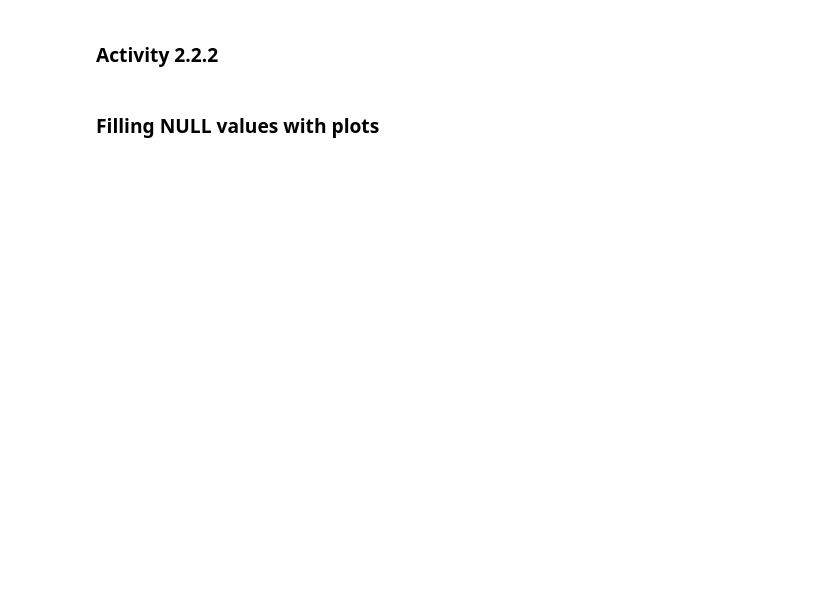
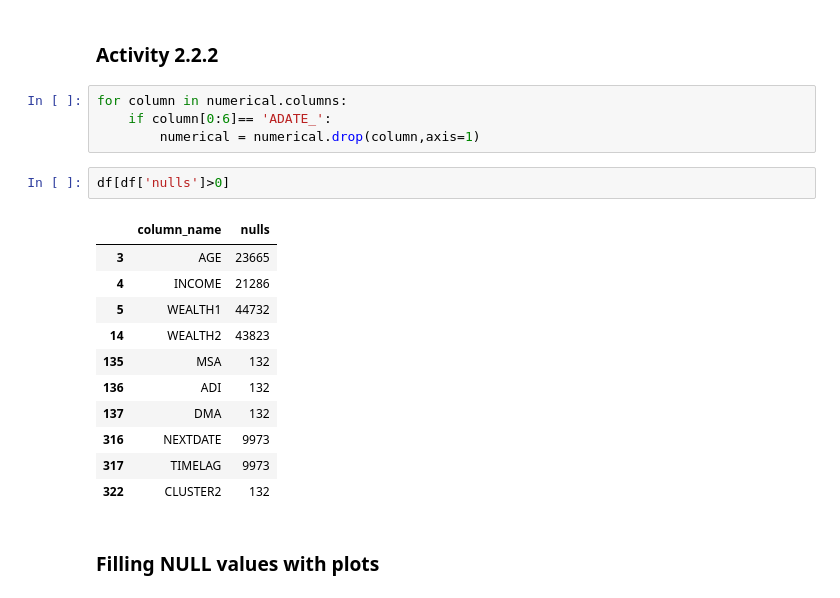
Before and after one commit to fbgr/lab-revisiting-machine-learning, a Jupyter notebook: L. 7.01 7.02 original.ipynb, the cells around one changed output. Saved outputs shown, nothing was run; the diff lists cells and outputs as text; blank space fills up the shorter version.

```diff
--- a/L. 7.01 7.02 original.ipynb
+++ b/L. 7.01 7.02 original.ipynb
@@ -430,4 +667,22 @@ df[df['nulls']>0]
 # %% [markdown]
 ### Activity 2.2.2
+# %%
+for column in numerical.columns:
+    if column[0:6]== 'ADATE_':
+        numerical = numerical.drop(column,axis=1)
+# %%
+df[df['nulls']>0]
+# %% [output]
+|  | column_name | nulls |
+| 3 | AGE | 23665 |
+| 4 | INCOME | 21286 |
+| 5 | WEALTH1 | 44732 |
+| 14 | WEALTH2 | 43823 |
+| 135 | MSA | 132 |
+| 136 | ADI | 132 |
+| 137 | DMA | 132 |
+| 316 | NEXTDATE | 9973 |
+| 317 | TIMELAG | 9973 |
+| 322 | CLUSTER2 | 132 |
 # %% [markdown]
 ### Filling NULL values with plots
```
Also changed, not shown: parts of 54 cells of this notebook.
